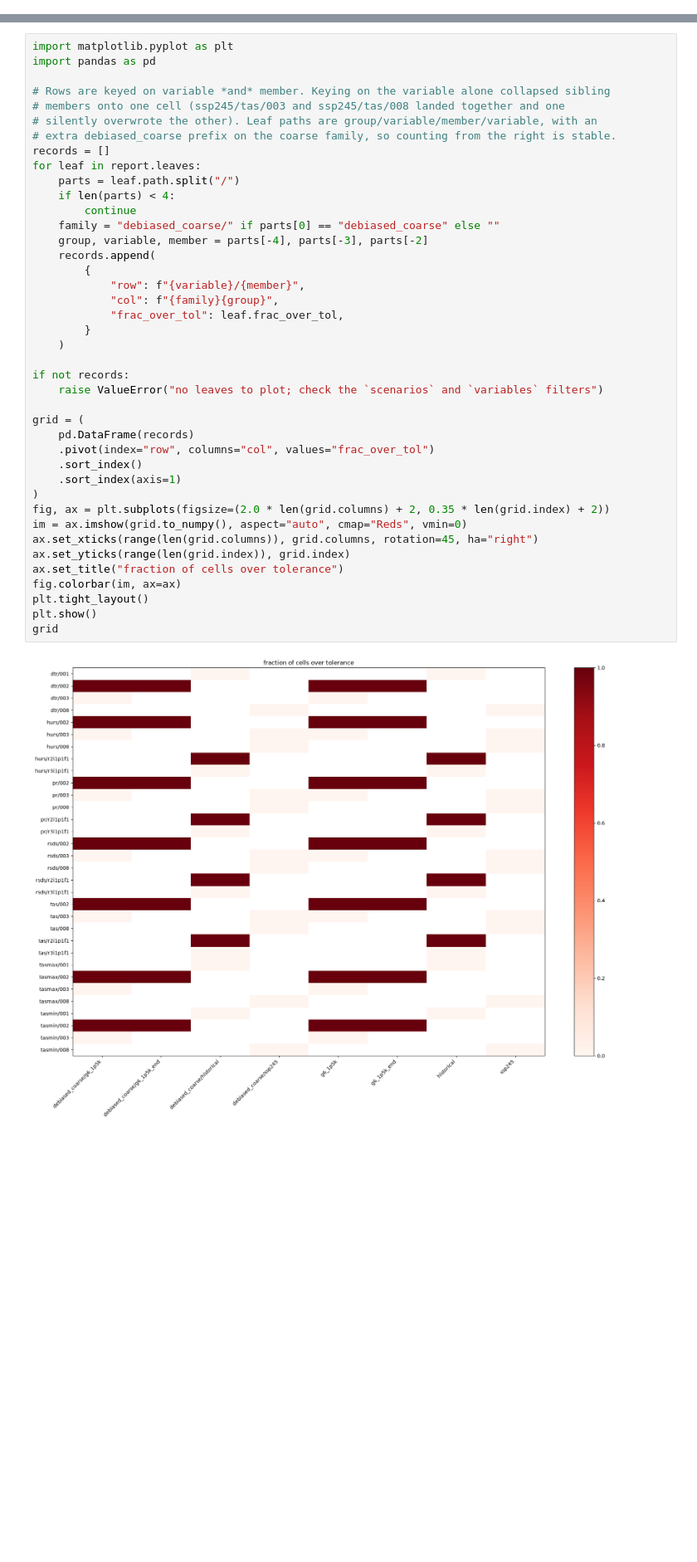
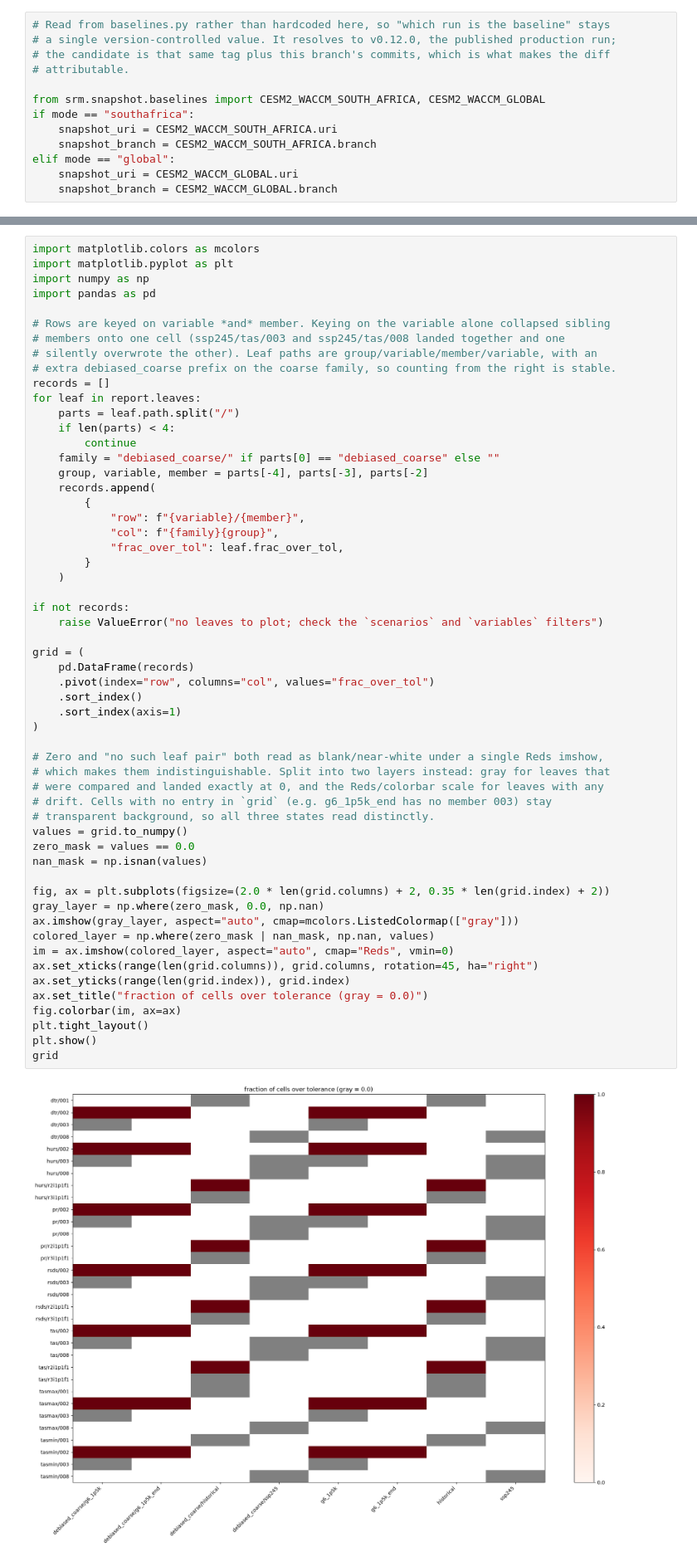
Before and after one commit to carbonplan/sai-downscaling, a Jupyter notebook: docs/how-to/snapshot-comparison.ipynb, the cells around one changed output, grey strips where cells are left out. Shown at 83% size. Drawn from its saved outputs; the diff is of its cells as text; blank space fills up the shorter version.

```diff
--- a/docs/how-to/snapshot-comparison.ipynb
+++ b/docs/how-to/snapshot-comparison.ipynb
@@ -92,6 +85,19 @@ config_path = "configs/snapshot/cesm2-waccm"
 scenarios = None  # None = all groups; or e.g. ["g6_1p5k"]
 variables = None  # None = all; or e.g. ["tas", "pr"]
 time_index = 0
+# %%
+# Read from baselines.py rather than hardcoded here, so "which run is the baseline" stays
+# a single version-controlled value. It resolves to v0.12.0, the published production run;
+# the candidate is that same tag plus this branch's commits, which is what makes the diff
+# attributable.
+
+from srm.snapshot.baselines import CESM2_WACCM_SOUTH_AFRICA, CESM2_WACCM_GLOBAL
+if mode == "southafrica":
+    snapshot_uri = CESM2_WACCM_SOUTH_AFRICA.uri
+    snapshot_branch = CESM2_WACCM_SOUTH_AFRICA.branch
+elif mode == "global":
+    snapshot_uri = CESM2_WACCM_GLOBAL.uri
+    snapshot_branch = CESM2_WACCM_GLOBAL.branch
 # %% [markdown]
 ## Open the two runs
 
@@ -362,7 +368,9 @@ The heatmap gives one cell per compared leaf, colored by the fraction of grid ce
 tolerance. Rows are `variable/member` and columns are the scenario group, so sibling
 members of the same variable stay distinct.
 # %%
+import matplotlib.colors as mcolors
 import matplotlib.pyplot as plt
+import numpy as np
 import pandas as pd
 
 # Rows are keyed on variable *and* member. Keying on the variable alone collapsed sibling
@@ -374,36 +382,49 @@ for leaf in report.leaves:
     parts = leaf.path.split("/")
     if len(parts) < 4:
         continue
     family = "debiased_coarse/" if parts[0] == "debiased_coarse" else ""
     group, variable, member = parts[-4], parts[-3], parts[-2]
     records.append(
         {
             "row": f"{variable}/{member}",
             "col": f"{family}{group}",
             "frac_over_tol": leaf.frac_over_tol,
         }
     )
 
 if not records:
     raise ValueError("no leaves to plot; check the `scenarios` and `variables` filters")
 
 grid = (
     pd.DataFrame(records)
     .pivot(index="row", columns="col", values="frac_over_tol")
     .sort_index()
     .sort_index(axis=1)
 )
+
+# Zero and "no such leaf pair" both read as blank/near-white under a single Reds imshow,
+# which makes them indistinguishable. Split into two layers instead: gray for leaves that
+# were compared and landed exactly at 0, and the Reds/colorbar scale for leaves with any
+# drift. Cells with no entry in `grid` (e.g. g6_1p5k_end has no member 003) stay
+# transparent background, so all three states read distinctly.
+values = grid.to_numpy()
+zero_mask = values == 0.0
+nan_mask = np.isnan(values)
+
 fig, ax = plt.subplots(figsize=(2.0 * len(grid.columns) + 2, 0.35 * len(grid.index) + 2))
-im = ax.imshow(grid.to_numpy(), aspect="auto", cmap="Reds", vmin=0)
+gray_layer = np.where(zero_mask, 0.0, np.nan)
+ax.imshow(gray_layer, aspect="auto", cmap=mcolors.ListedColormap(["gray"]))
+colored_layer = np.where(zero_mask | nan_mask, np.nan, values)
+im = ax.imshow(colored_layer, aspect="auto", cmap="Reds", vmin=0)
 ax.set_xticks(range(len(grid.columns)), grid.columns, rotation=45, ha="right")
 ax.set_yticks(range(len(grid.index)), grid.index)
-ax.set_title("fraction of cells over tolerance")
+ax.set_title("fraction of cells over tolerance (gray = 0.0)")
 fig.colorbar(im, ax=ax)
 plt.tight_layout()
 plt.show()
 grid
 # %% [output]
-[figure, old version]
+[figure, new version]
 | col | debiased_coarse/g6_1p5k | debiased_coarse/g6_1p5k_end | debiased_coarse/historical | debiased_coarse/ssp245 | g6_1p5k | ... |
 | row |  |  |  |  |  | ... |
 | dtr/001 | NaN | NaN | 0.0 | NaN | NaN | ... |
```
Also changed, not shown: parts of 8 cells of this notebook.
